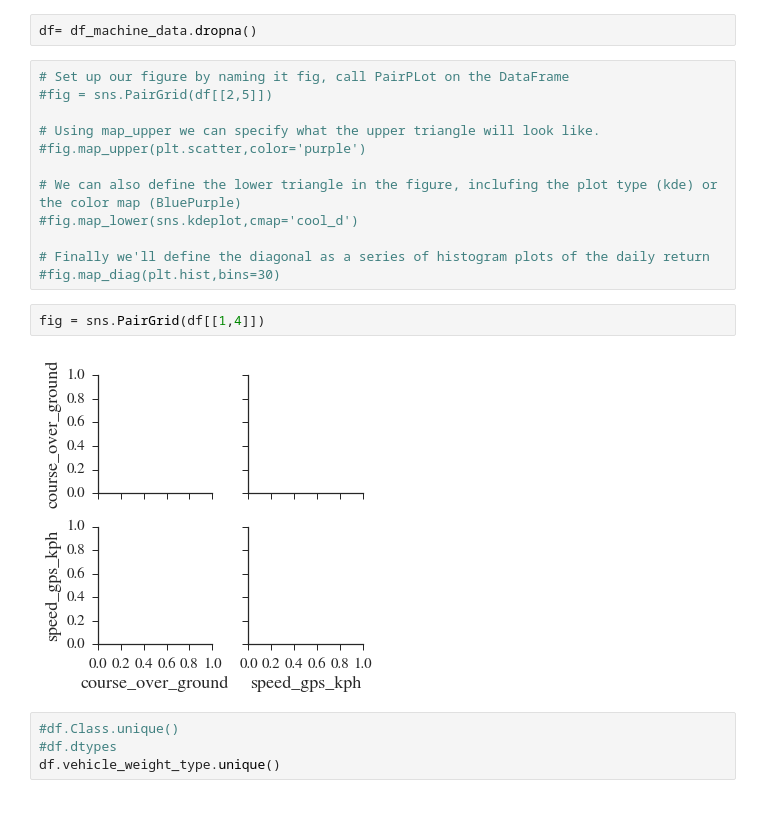
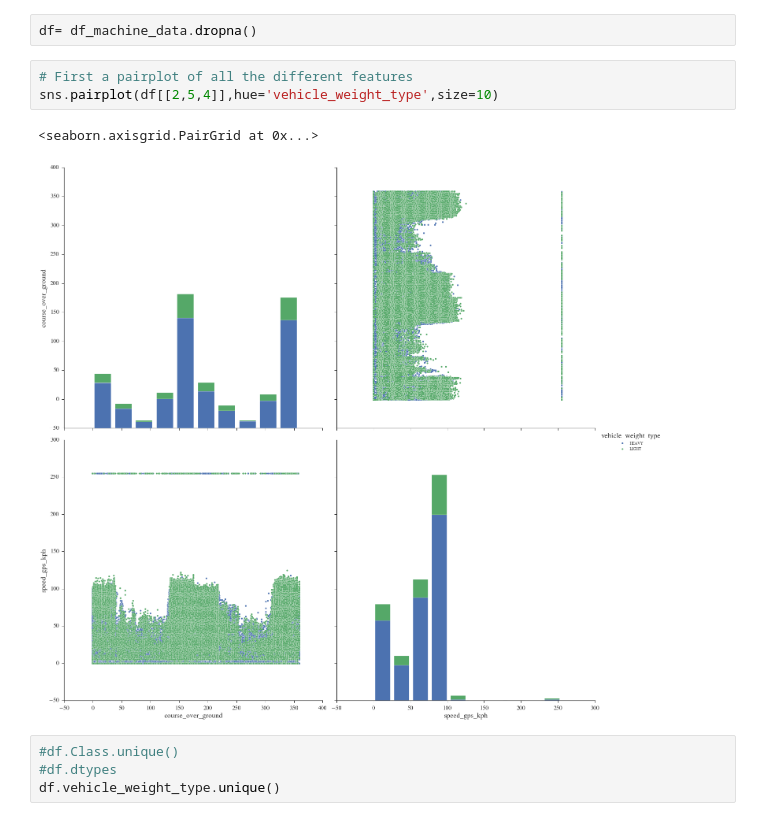
Before and after one commit to EROADdataAnalysis/EROAD, a Jupyter notebook: Supervised Learning_Q3_Predict_Bus_Or_Truck.ipynb, the cells around one changed output. Cells and saved outputs as stored; diff of their text form.

```diff
--- a/Supervised Learning_Q3_Predict_Bus_Or_Truck.ipynb
+++ b/Supervised Learning_Q3_Predict_Bus_Or_Truck.ipynb
@@ -134,21 +151,11 @@ df_machine_data.head()
 # %%
 df= df_machine_data.dropna()
-# %%
-# Set up our figure by naming it fig, call PairPLot on the DataFrame
-#fig = sns.PairGrid(df[[2,5]])
-
-# Using map_upper we can specify what the upper triangle will look like.
-#fig.map_upper(plt.scatter,color='purple')
-
-# We can also define the lower triangle in the figure, inclufing the plot type (kde) or the color map (BluePurple)
-#fig.map_lower(sns.kdeplot,cmap='cool_d')
-
-# Finally we'll define the diagonal as a series of histogram plots of the daily return
-#fig.map_diag(plt.hist,bins=30)
-# %%
-fig = sns.PairGrid(df[[1,4]])
-# %% [output]
-[figure, removed]
+# %%
+# First a pairplot of all the different features
+sns.pairplot(df[[2,5,4]],hue='vehicle_weight_type',size=10)
+# %% [output]
+<seaborn.axisgrid.PairGrid at 0x...>
+[figure, added]
 # %%
 #df.Class.unique()
 #df.dtypes
```
Also changed, not shown: parts of 8 cells of this notebook.
